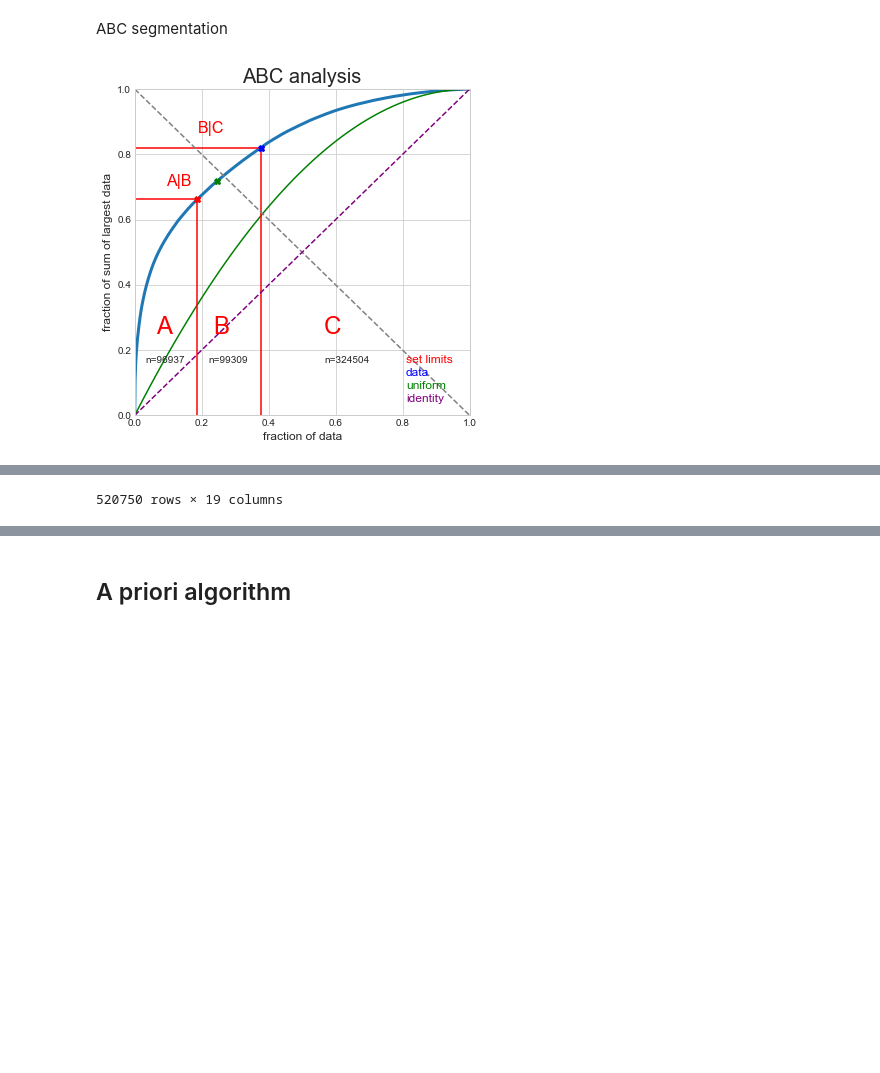
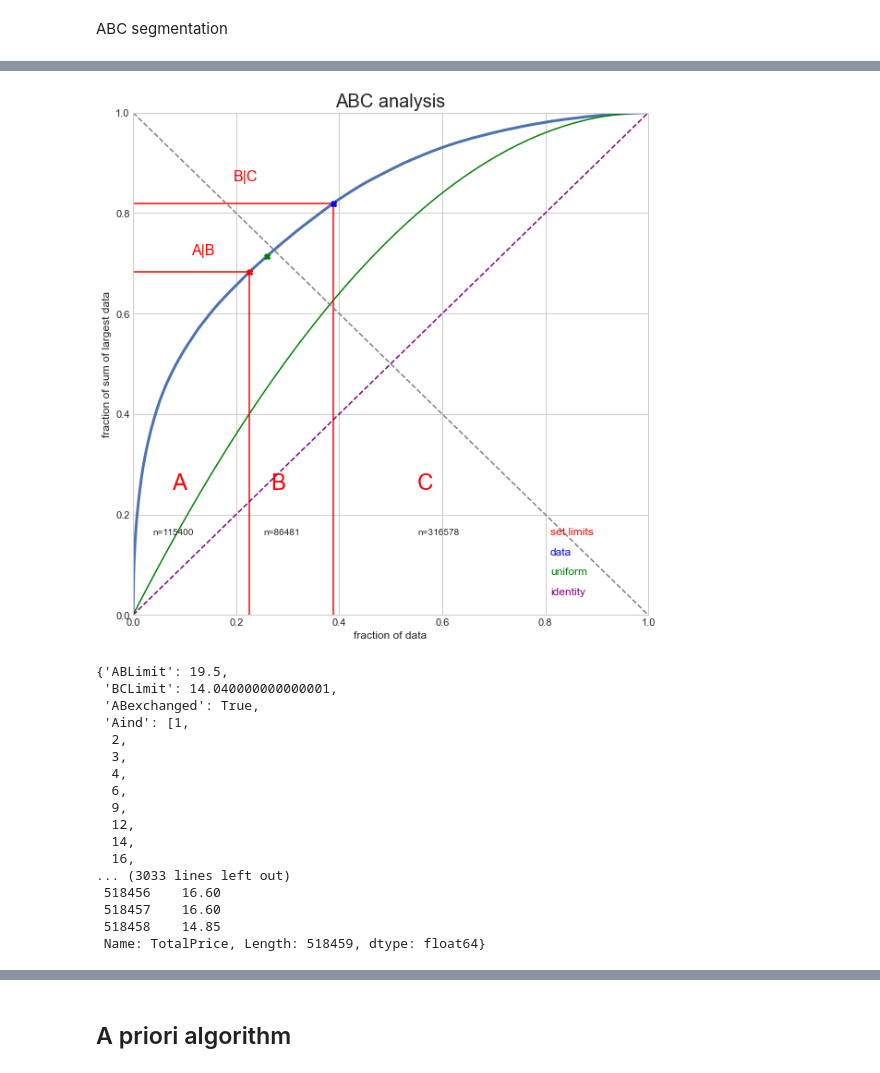
Before and after one commit to alderaemanuele/Business-Cases, a Jupyter notebook: BC3/BC3.ipynb, the cells around one changed output, grey strips where cells are left out. Drawn from its saved outputs; the diff is of its cells as text; code cells hidden in the pictures; blank space fills up the shorter version.

```diff
--- a/BC3/BC3.ipynb
+++ b/BC3/BC3.ipynb
@@ -411,23 +415,22 @@ data[(data.InvoiceNo == "555524") & (data.StockCode == "22698")]
 data["TotalPrice"] = data["UnitPrice"] * data["Quantity"]
 # %% [markdown]
 ABC segmentation
-# %%
-abc= abc_analysis(data["Sales"], True, fltSize=10)
-# %% [output]
-[figure, removed]
 # %%
-# index position of A, B, and C
-a_index = abc['Aind']
-b_index = abc['Bind']
-c_index = abc['Cind']
+abc_transactions = abc_analysis(data["TotalPrice"], True, fltSize=10)
+
+# index position of A, B, and C for transactions
+transaction_a_index = abc_transactions['Aind']
+transaction_b_index = abc_transactions['Bind']
+transaction_c_index = abc_transactions['Cind']
 
 # New Column indicating A, B, or C
-condition = [data.index.isin(a_index),
-             data.index.isin(b_index),
-             data.index.isin(c_index)]
+condition = [data.index.isin(transaction_a_index),
+             data.index.isin(transaction_b_index),
+             data.index.isin(transaction_c_index)]
 
 segment_list = ['A','B','C']
 
-data['ABC'] = np.select(condition, segment_list)
-data.sort_values(by=['Sales'], ascending=True)
+data['Transaction_ABC'] = np.select(condition, segment_list)
+data.sort_values(by=['TotalPrice'], ascending=True)
+abc_transactions
 # %% [output]
@@ -446 +437,18 @@ data.sort_values(by=['Sales'], ascending=True)
+[figure, added]
-520750 rows × 19 columns
+{'ABLimit': 19.5,
+ 'BCLimit': 14.040000000000001,
+ 'ABexchanged': True,
+ 'Aind': [1,
+  2,
+  3,
+  4,
+  6,
+  9,
+  12,
+  14,
+  16,
+... (3033 lines left out)
+ 518456    16.60
+ 518457    16.60
+ 518458    14.85
+ Name: TotalPrice, Length: 518459, dtype: float64}
```
Also changed, not shown: parts of 5 cells of this notebook.
